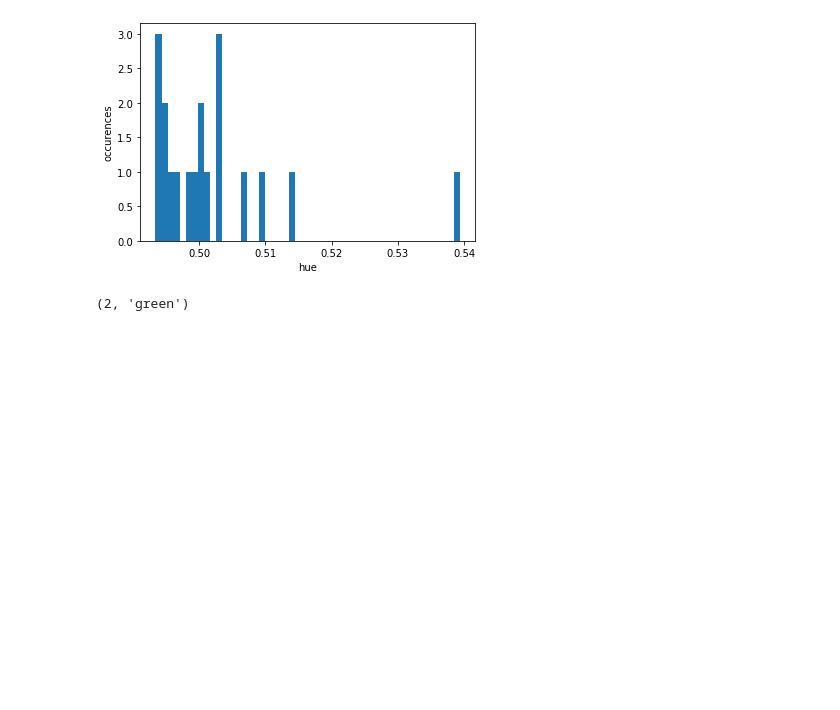
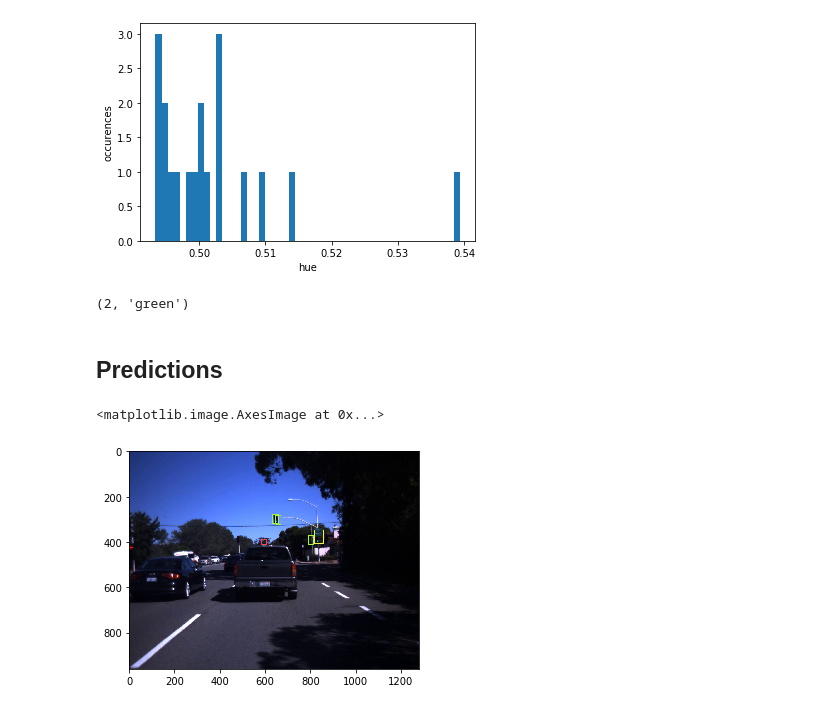
Before and after one commit to djbarajas/ML_Final, a Jupyter notebook: CNN tests/CNN test1 - LISA Traffic Light Dataset.ipynb, the cells around one changed output. Cells and saved outputs as stored; diff of their text form; code cells hidden in the pictures; blank space fills up the shorter version.

```diff
--- a/CNN tests/CNN test1 - LISA Traffic Light Dataset.ipynb
+++ b/CNN tests/CNN test1 - LISA Traffic Light Dataset.ipynb
@@ -416,3 +414,30 @@ def classify_color_cropped_image(rgb_image):
 classify_color_cropped_image(cropped_image)
 # %% [output]
 (2, 'green')
+# %% [markdown]
+## Predictions
+# %%
+boxes=tlc.detect_multi_object(image_np,score_threshold=0.1)
+# %%
+def classify_all_boxes_in_image(image_np, boxes):
+    result_index_array = np.zeros(boxes.shape[0], dtype=np.int)
+    for i, box in enumerate(boxes):
+        cropped_image = crop_roi_image(image_np, box)
+        result_color_index, _ = classify_color_cropped_image(cropped_image)
+        result_index_array[i] = result_color_index
+
+    return result_index_array
+# %%
+results_index=classify_all_boxes_in_image(image_np,boxes)
+# %%
+from vis_util import draw_result_on_image
+def draw_results_on_image(image_np, boxes, tl_results_array):
+    for i, box in enumerate(boxes):
+        draw_result_on_image(image_np, box, tl_results_array[i])
+# %%
+n_image_np=np.copy(image_np)
+draw_results_on_image(n_image_np, boxes, results_index)
+plt.imshow(n_image_np)
+# %% [output]
+<matplotlib.image.AxesImage at 0x...>
+[figure, added]
```
Also changed, not shown: parts of 3 cells of this notebook.
